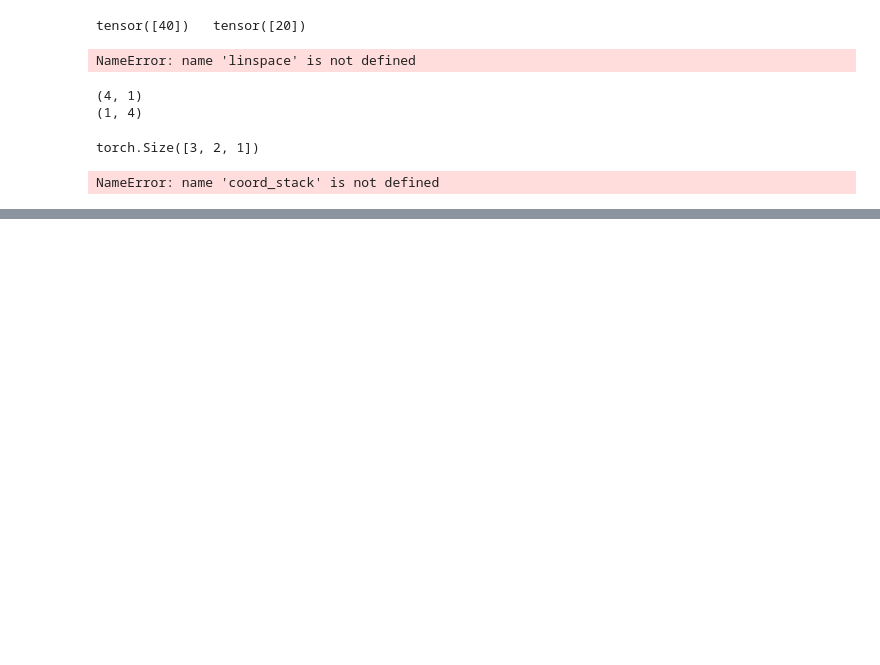
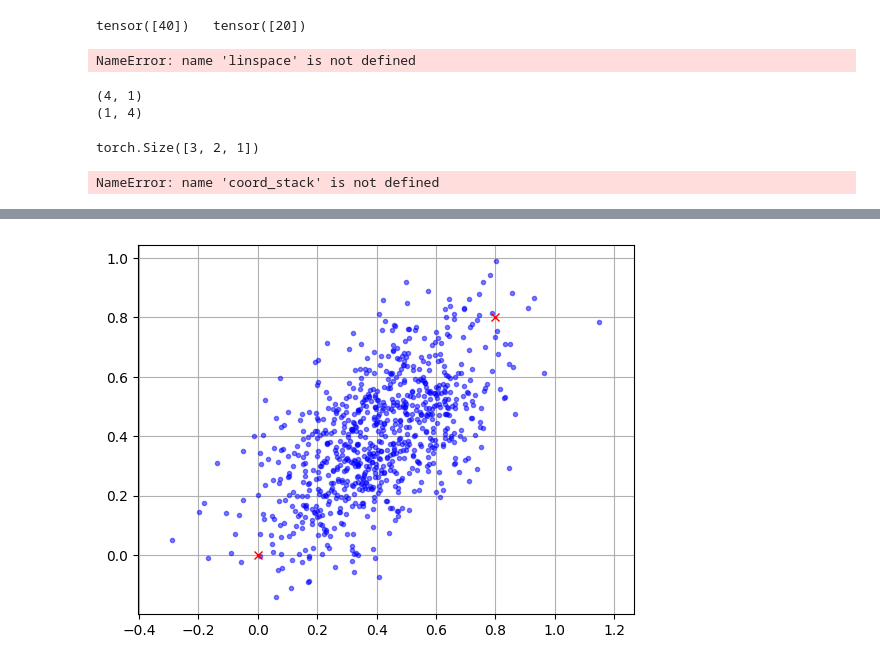
Before and after one commit to Ezrit/nerfstudio, a Jupyter notebook: Jupyter/test_coords.ipynb, the cells around one changed output, grey strips where cells are left out. Drawn from its saved outputs; the diff is of its cells as text; code cells hidden in the pictures; blank space fills up the shorter version.

```diff
--- a/Jupyter/test_coords.ipynb
+++ b/Jupyter/test_coords.ipynb
@@ -110,0 +136,88 @@ list = main_box_points[:,:,0].tolist()
+# %%
+import torch
+import matplotlib.pyplot as plt
+
+def covariance_matrix(eigenvectors: torch.Tensor, eigenvalues: torch.Tensor) -> torch.Tensor:
+    """
+    Computes the covariance matrix from eigenvectors and eigenvalues
+    Args:
+    - eigenvectors: a tensor of shape (num_features, num_features) representing the eigenvectors
+    - eigenvalues: a tensor of shape (num_features,) representing the eigenvalues
+    Returns:
+    - A tensor of shape (num_features, num_features) representing the covariance matrix
+    """
+    # check input shapes
+    num_features = eigenvectors.shape[0]
+    assert eigenvectors.shape == (num_features, num_features), "eigenvectors should be of shape (num_features, num_features)"
+    assert eigenvalues.shape == (num_features,), "eigenvalues should be of shape (num_features,)"
+    assert torch.abs(eigenvectors[0,:].dot(eigenvectors[1,:])) < 0.01, "not orthogonal basis"
+
+    # normalize the eivenvectors and then scale according to the square roots of the eigenvectors
+    # see https://en.wikipedia.org/wiki/Covariance_matrix
+    norm_eigenvectors = eigenvectors / eigenvectors.pow(2).sum(dim=1).sqrt().view(-1, 1)
+    scaled_eigenvectors = eigenvalues.sqrt() * norm_eigenvectors
+
+    # construct diagonal matrix from eigenvalues
+    eigenvalues_matrix = torch.diag(eigenvalues)
+
+    # compute covariance matrix using eigenvectors and eigenvalues
+    covariance = scaled_eigenvectors @ eigenvalues_matrix @ scaled_eigenvectors.t()
+
+    return covariance
+
+
+def get_multivariate_normal_2d(centers: torch.Tensor) -> torch.distributions.multivariate_normal.MultivariateNormal:
+    """
+    Computes a multivariate normal from 2 NeRF centers.
+    The sampling should have the highes chance at the mean of the centers.
+    The covariance depends on the distance between the centers.
+    Args:
+    - centers: a tensor of shape (2, 2) representing the centers of the NeRFs
+    Returns:
+    - a MultivariateNormal for sampling positions accordingly.
+    """
+    assert centers.shape == (2, 2), "eigenvectors should be of shape (num_features, num_features)"
+
+    mean = centers.mean(dim=0)
+
+    direction = centers[0, :] - centers[1, :]
+    direction_length = torch.linalg.vector_norm(direction, ord=2)
+    direction_norm = direction / direction_length
+
+    ortho_direction = torch.tensor([direction_norm[1], -direction_norm[0]], dtype=direction_norm.dtype, device=direction_norm.device)
+
+    eigenvectors = torch.stack((direction_norm, ortho_direction), dim=0)
+    eigenvalues = torch.tensor([torch.sqrt(direction_length/2)/3, torch.sqrt(direction_length/2)/3/2])
+
+    sigma = direction_length / 2 / 2
+
+    cov = covariance_matrix(eigenvectors, eigenvalues)
+
+    return torch.distributions.multivariate_normal.MultivariateNormal(mean, covariance_matrix=cov)
+
+
+# mean = torch.tensor([0, 0], dtype=torch.float)
+
+# eigenvectors_1 = torch.tensor([[1, 1], [1, -1]], dtype=torch.float)
+# #eigenvectors_2 = form_orthonormal_basis(torch.tensor([[1,1]], dtype=torch.float))
+# eigenvalues_1 = torch.tensor([1, 2], dtype=torch.float)
+# cov_1 = covariance_matrix(eigenvectors_1, eigenvalues_1)
+# L, V = torch.linalg.eig(cov_1)
+# cov_test = covariance_matrix(V, L)
+# L2, V2 = torch.linalg.eig(cov_test)
+# pts_1_np = np.random.multivariate_normal(mean, cov_1, size=800)
+# mvn = torch.distributions.multivariate_normal.MultivariateNormal(mean, covariance_matrix=cov_1)
+# pts_1 = mvn.rsample((800,))
+
+nerf_centers = torch.tensor([[0,0], [0.8, 0.8]], dtype=torch.float)
+mvn = get_multivariate_normal_2d(nerf_centers)
+pts_1 = mvn.rsample((800, ))
+
+
+plt.plot(pts_1[:, 0], pts_1[:, 1], '.', color='blue', alpha=0.5)
+plt.plot(nerf_centers[:, 0], nerf_centers[:, 1], 'x', color='red', alpha=1.0)
+plt.axis('equal')
+plt.grid()
+plt.show()
+# %% [output]
+[figure, added]
```
Also changed, not shown: parts of 1 cell of this notebook.
